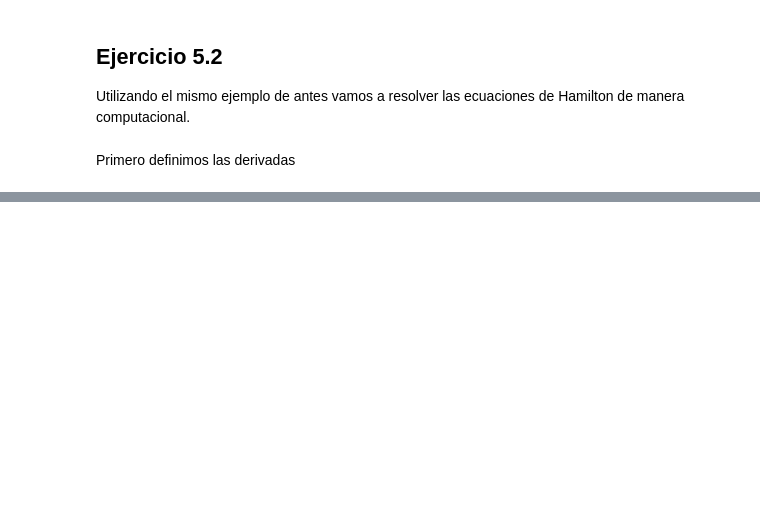
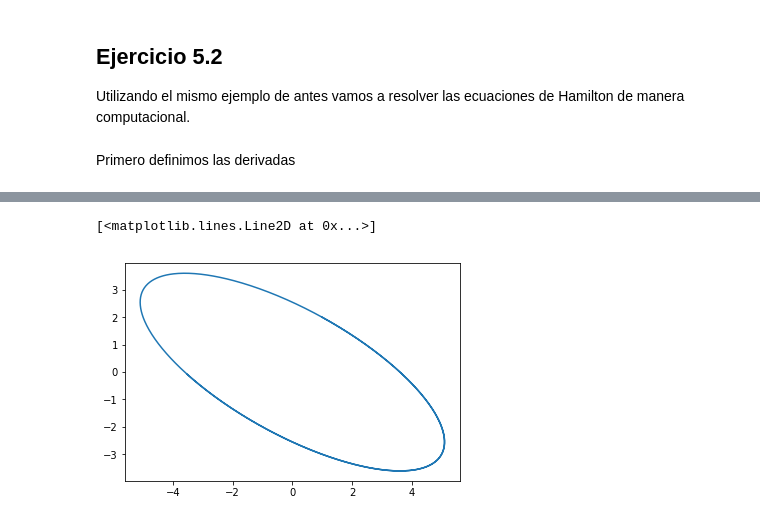
Before and after one commit to ComputoCienciasUniandes/MetodosComputacionalesAvanzados, a Jupyter notebook: secciones/05.MCMC/05_Hamiltoniano.ipynb, the cells around one changed output, grey strips where cells are left out. Drawn from its saved outputs; the diff is of its cells as text; code cells hidden in the pictures; blank space fills up the shorter version.

```diff
--- a/secciones/05.MCMC/05_Hamiltoniano.ipynb
+++ b/secciones/05.MCMC/05_Hamiltoniano.ipynb
@@ -94,0 +130,5 @@ def solve(delta_t = 1E-2, n_steps=1000):
+# %%
+plt.plot(x,y)
+# %% [output]
+[<matplotlib.lines.Line2D at 0x...>]
+[figure, added]
```
Also changed, not shown: parts of 4 cells of this notebook.
